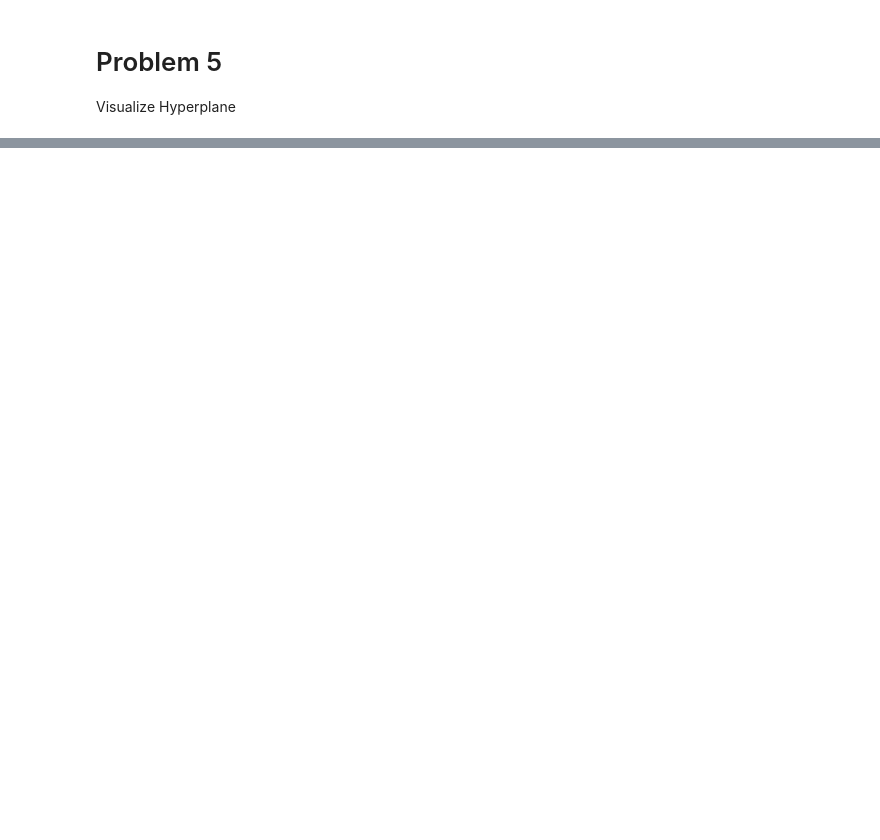
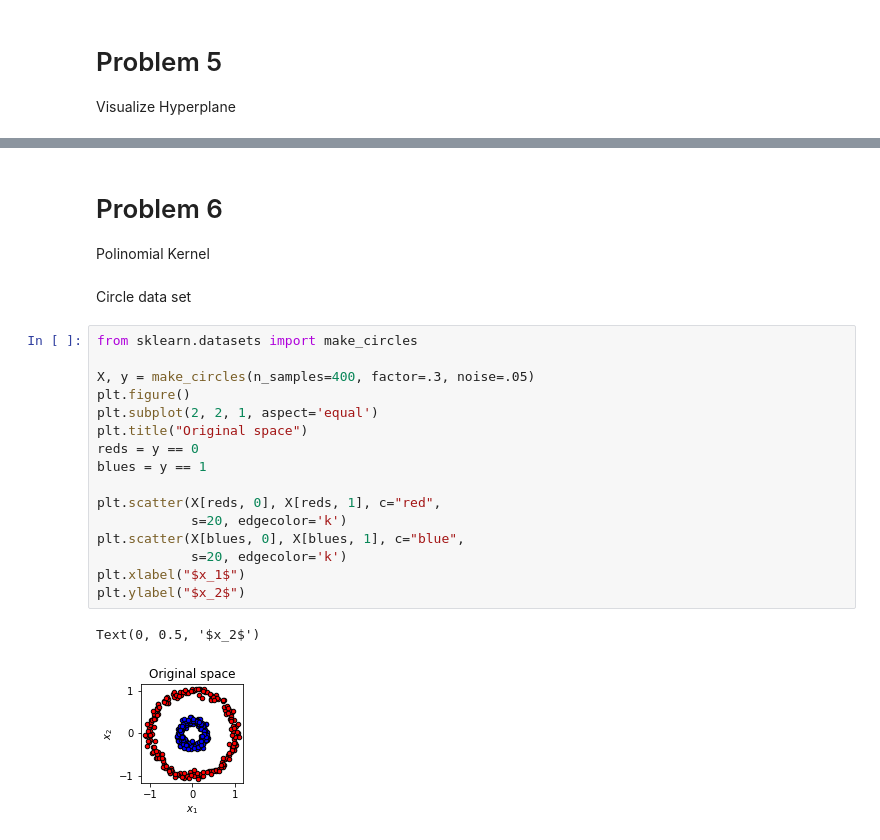
Before and after one commit to produdez/diveintocode-ml, a Jupyter notebook: Week 11/SVMScratch.ipynb, the cells around one changed output, grey strips where cells are left out. Drawn from its saved outputs; the diff is of its cells as text; blank space fills up the shorter version.

```diff
--- a/Week 11/SVMScratch.ipynb
+++ b/Week 11/SVMScratch.ipynb
@@ -288,0 +319,24 @@ array([[1, 1],
+# %% [markdown]
+# Problem 6
+Polinomial Kernel
+# %% [markdown]
+Circle data set
+# %%
+from sklearn.datasets import make_circles
+
+X, y = make_circles(n_samples=400, factor=.3, noise=.05)
+plt.figure()
+plt.subplot(2, 2, 1, aspect='equal')
+plt.title("Original space")
+reds = y == 0
+blues = y == 1
+
+plt.scatter(X[reds, 0], X[reds, 1], c="red",
+            s=20, edgecolor='k')
+plt.scatter(X[blues, 0], X[blues, 1], c="blue",
+            s=20, edgecolor='k')
+plt.xlabel("$x_1$")
+plt.ylabel("$x_2$")
+# %% [output]
+Text(0, 0.5, '$x_2$')
+[figure, added]
```
Also changed, not shown: parts of 13 cells of this notebook.
